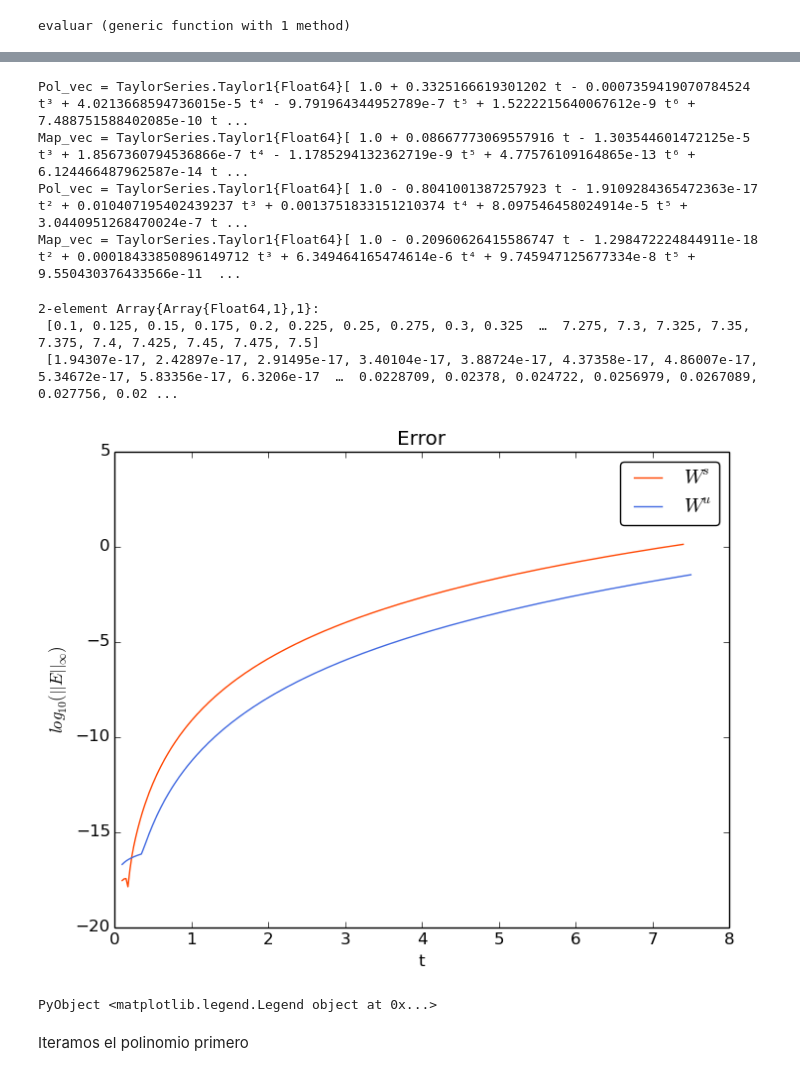
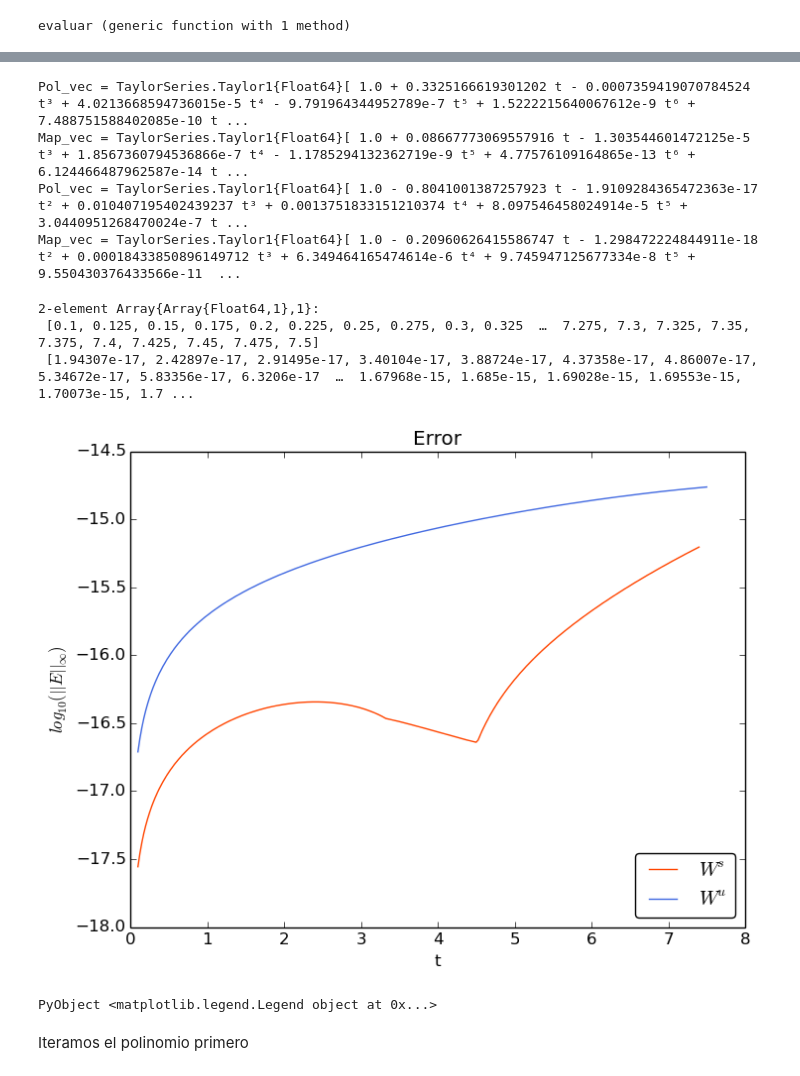
Before and after one commit to alvarezeve/Tesis-Variedades-Estables-e-inestables, a Jupyter notebook: Conjuntos fundamentales 2.ipynb, the cells around one changed output, grey strips where cells are left out. Cells and saved outputs as stored; diff of their text form; code cells hidden in the pictures.

```diff
--- a/Conjuntos fundamentales 2.ipynb
+++ b/Conjuntos fundamentales 2.ipynb
@@ -43,8 +43,8 @@ jung2(x,y)=JungI(x,y,5.7)
 # %% [output]
 jung2 (generic function with 1 method)
 # %%
-#Orden = 86 #orden del polinomio
-Orden = 10
+Orden = 86 #orden del polinomio
+#Orden = 10
 #a = parse(BigFloat,"3.4") #por si queremos hacerlo con bigfloat
 #x_f = parse(BigFloat,"1.")
 #y_f= parse(BigFloat,"0.")
@@ -104,19 +104,19 @@ Pol_vec = TaylorSeries.Taylor1{Float64}[ 1.0 - 0.8041001387257923 t - 1.91092843
 Map_vec = TaylorSeries.Taylor1{Float64}[ 1.0 - 0.20960626415586747 t - 1.298472224844911e-18 t² + 0.00018433850896149712 t³ + 6.349464165474614e-6 t⁴ + 9.745947125677334e-8 t⁵ + 9.550430376433566e-11  ...
 2-element Array{Array{Float64,1},1}:
  [0.1, 0.125, 0.15, 0.175, 0.2, 0.225, 0.25, 0.275, 0.3, 0.325  …  7.275, 7.3, 7.325, 7.35, 7.375, 7.4, 7.425, 7.45, 7.475, 7.5]
- [1.94307e-17, 2.42897e-17, 2.91495e-17, 3.40104e-17, 3.88724e-17, 4.37358e-17, 4.86007e-17, 5.34672e-17, 5.83356e-17, 6.3206e-17  …  0.0228709, 0.02378, 0.024722, 0.0256979, 0.0267089, 0.027756, 0.02 ...
+ [1.94307e-17, 2.42897e-17, 2.91495e-17, 3.40104e-17, 3.88724e-17, 4.37358e-17, 4.86007e-17, 5.34672e-17, 5.83356e-17, 6.3206e-17  …  1.67968e-15, 1.685e-15, 1.69028e-15, 1.69553e-15, 1.70073e-15, 1.7 ...
 # %%
 #graficamos el error
 plot(ErrorE[1],log10.(ErrorE[2]),marker= "None", label=L"W^{s}",color="orangered")
 plot(ErrorI[1],log10.(ErrorI[2]),marker= "None", label=L"W^{u}",color="royalblue")
 
 xlabel("t")
 ylabel(L"$log_{10}(|| E||_{\infty})$")
 title("Error")
 #grid("on")
-legend(loc="low right",fancybox="true" )
+legend(loc="lower right",fancybox="true" )
 # %% [output]
-[figure, old version]
+[figure, new version]
 PyObject <matplotlib.legend.Legend object at 0x...>
 # %% [markdown]
 Iteramos el polinomio primero
```
Also changed, not shown: parts of 7 cells of this notebook, 2 other files.
